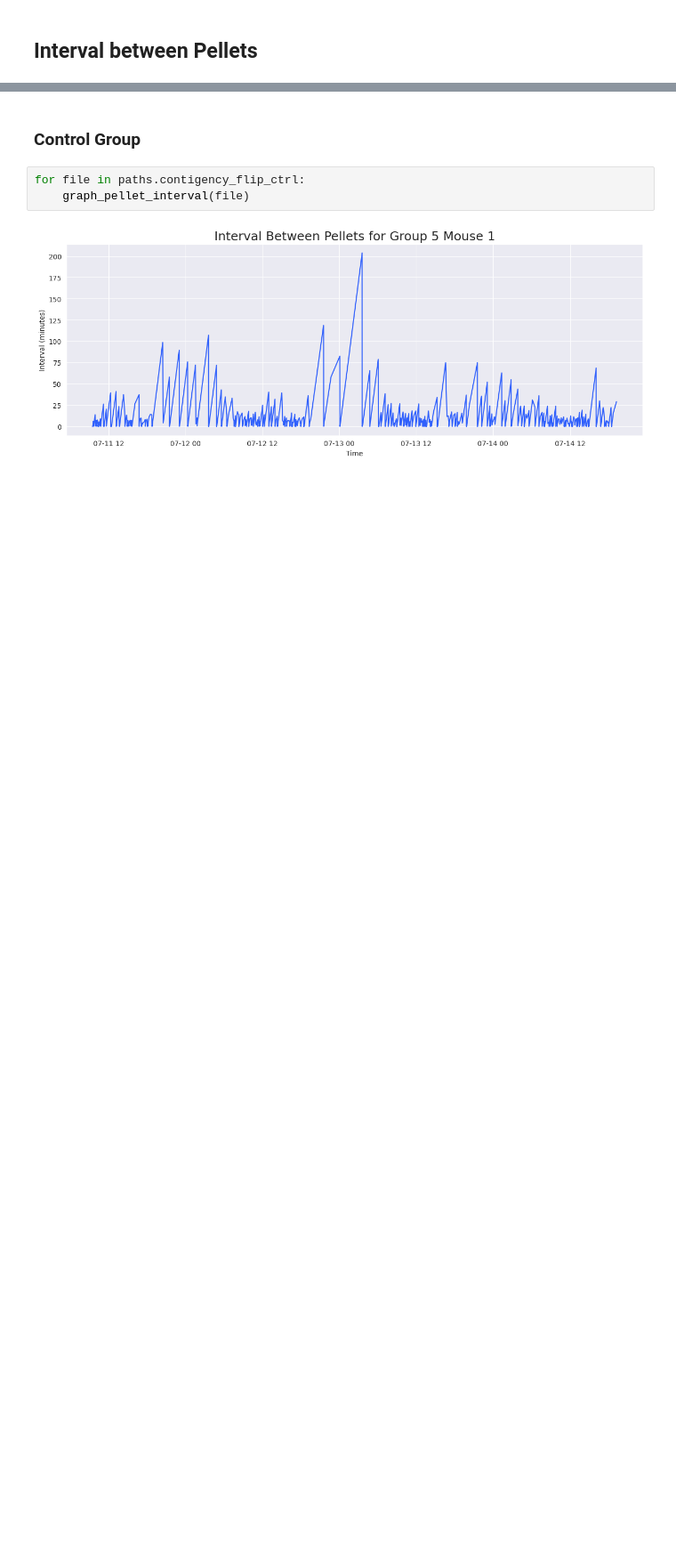
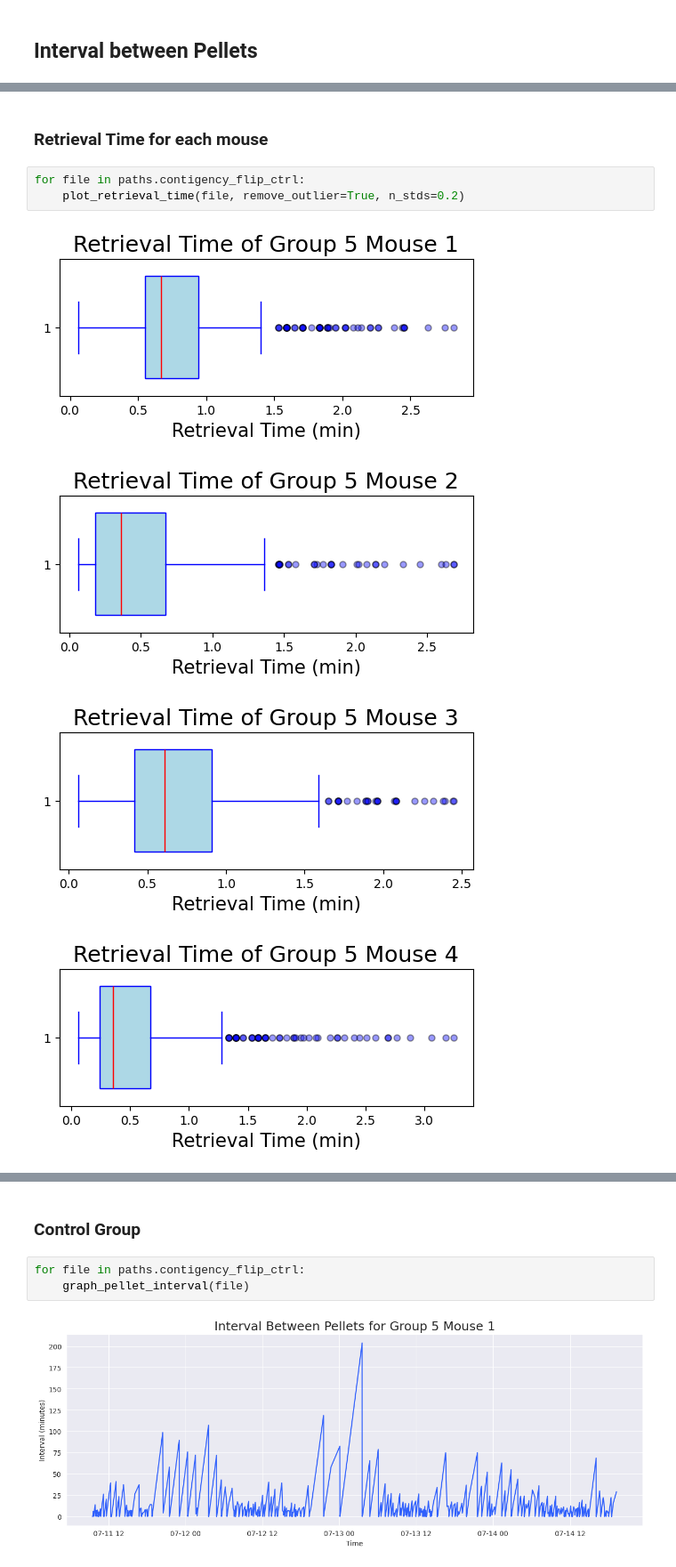
Before and after one commit to ftlabucsd/FEDUPP, a Jupyter notebook: CASK/CASK Rev pellet_interval.ipynb, the cells around one changed output, grey strips where cells are left out. Shown at 89% size. Saved outputs shown, nothing was run; the diff lists cells and outputs as text; blank space fills up the shorter version.

```diff
--- a/CASK/CASK Rev pellet_interval.ipynb
+++ b/CASK/CASK Rev pellet_interval.ipynb
@@ -9,3 +9,13 @@ import paths
 import intervals as invs
 import numpy as np
 from preprocessing import read_csv_clean, read_excel_by_sheet
+# %% [markdown]
+### Retrieval Time for each mouse
+# %%
+for file in paths.contigency_flip_ctrl:
+    plot_retrieval_time(file, remove_outlier=True, n_stds=0.2)
+# %% [output]
+[figure, added]
+[figure, added]
+[figure, added]
+[figure, added]
```
Also changed, not shown: parts of 3 cells of this notebook, 9 other files.
